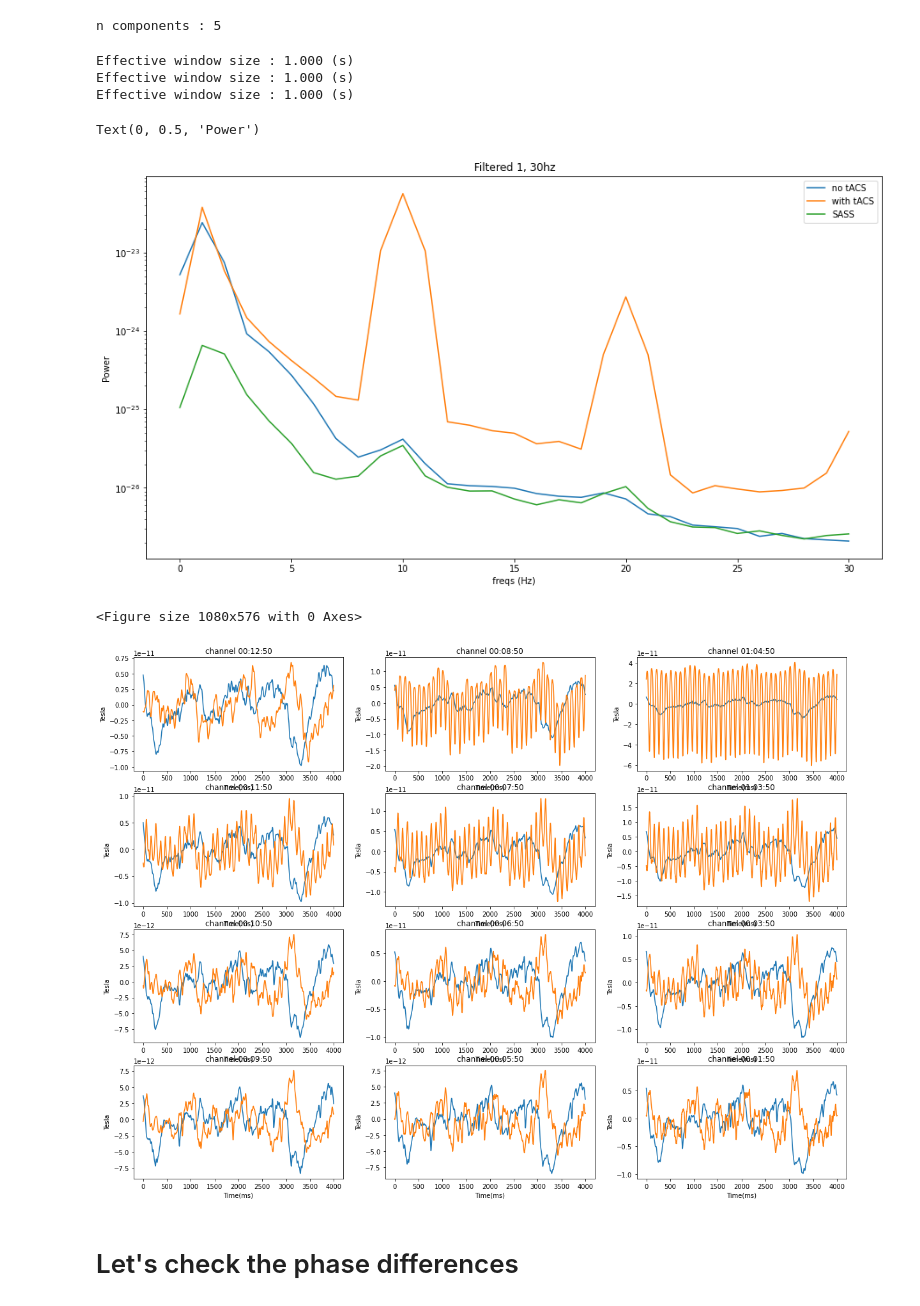
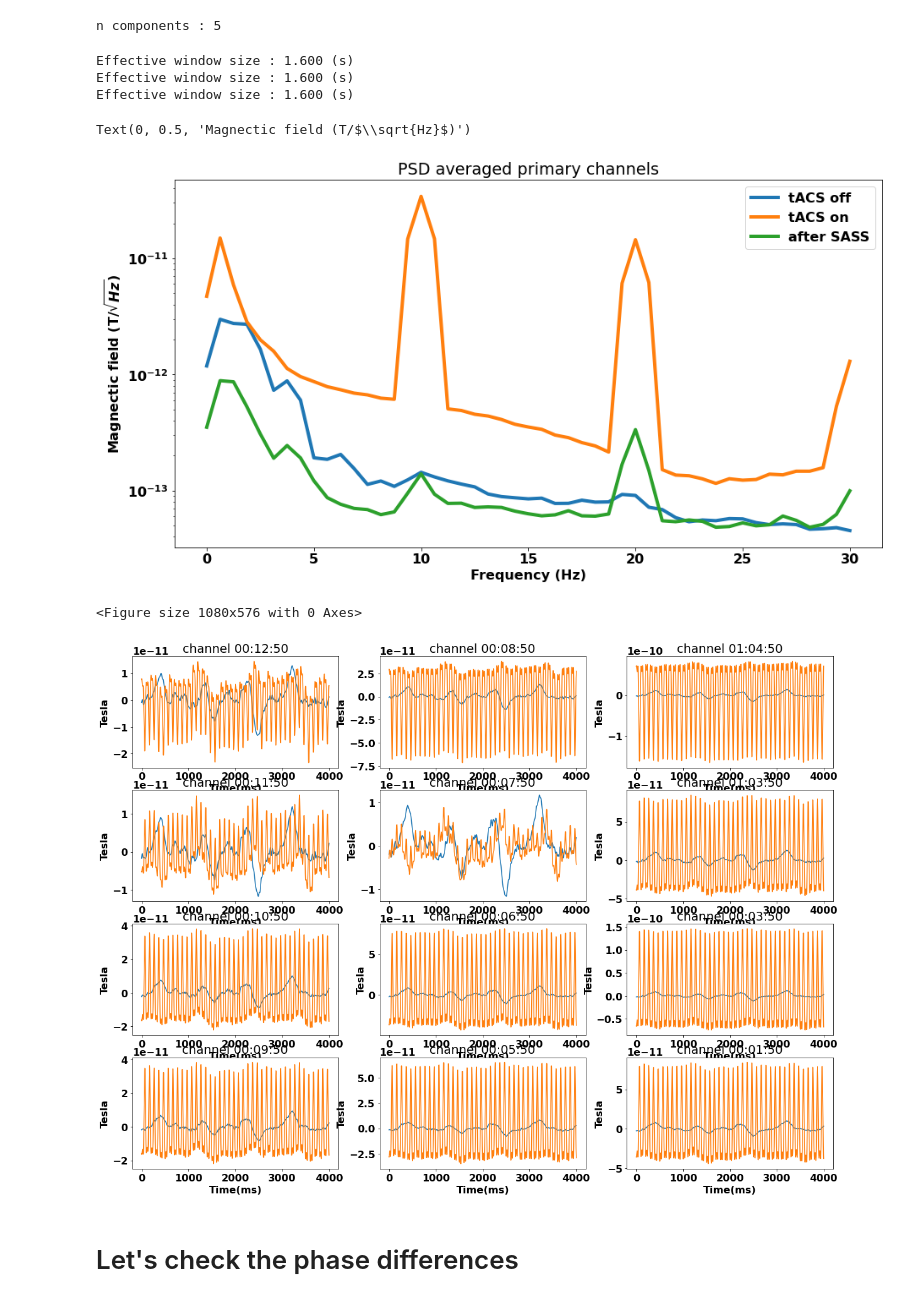
Before and after one commit to Vincentvjj/opm_tacs_flicker, a Jupyter notebook: analysis/compare_tacs_notacs.ipynb, the cells around one changed output. Drawn from its saved outputs; the diff is of its cells as text; code cells hidden in the pictures.

```diff
--- a/analysis/compare_tacs_notacs.ipynb
+++ b/analysis/compare_tacs_notacs.ipynb
@@ -12,8 +12,8 @@ from mne.time_frequency import psd_welch
 # %%
 ## import no-tacs data R1
 
-subj = "P04"
-run = "R1"
+subj = "P06"
+run = "R2"
 
 data, header=  pyxdf.load_xdf('../recordings/02_06/'+subj+'-no-tacs-'+run+'.xdf')
 
@@ -318,30 +318,37 @@ n components : 5
 # %%
 plt.figure(figsize=(15,8))
 tmin_no_tacs = start_marker_index_no_tacs/fs
 tmax_no_tacs = end_marker_index_no_tacs/fs
 
 tmin_tacs = start_marker_index_tacs/fs
 tmax_tacs = end_marker_index_tacs/fs
 
-pxx_no_tacs, f = psd_welch(raw_fil_1_30_no_tacs, fmin=0, fmax=30, n_fft=1000, picks="all", tmin=tmin_no_tacs, tmax=tmax_no_tacs, average="mean")
-pxx_tacs, f = psd_welch(raw_fil_1_30_tacs, fmin=0, fmax=30, n_fft=1000, picks="all", tmin=tmin_tacs, tmax=tmax_tacs, average="mean")
-pxx_sass, f = psd_welch(raw_sass, fmin=0, fmax=30, n_fft=1000, picks="all", tmin=tmin_tacs, tmax=tmax_tacs, average="mean")
+pxx_no_tacs, f = psd_welch(raw_fil_1_30_no_tacs, fmin=0, fmax=30, n_fft=1600, picks="all", tmin=tmin_no_tacs, tmax=tmax_no_tacs, average="mean")
+pxx_tacs, f = psd_welch(raw_fil_1_30_tacs, fmin=0, fmax=30, n_fft=1600, picks="all", tmin=tmin_tacs, tmax=tmax_tacs, average="mean")
+pxx_sass, f = psd_welch(raw_sass, fmin=0, fmax=30, n_fft=1600, picks="all", tmin=tmin_tacs, tmax=tmax_tacs, average="mean")
+
+plt.rcParams["font.weight"] = "bold"
+plt.rcParams["font.size"] = 16
+
+plt.rcParams["axes.labelweight"] = "bold"
+plt.rcParams["axes.labelweight"] = "bold"
 
 
-plt.semilogy(f, np.mean(pxx_no_tacs, axis=0),label="no tACS")
-plt.semilogy(f, np.mean(pxx_tacs, axis=0), label="with tACS")
-plt.semilogy(f, np.mean(pxx_sass, axis=0), label="SASS")
+plt.semilogy(f, np.mean(np.sqrt(pxx_no_tacs), axis=0),label="tACS off",linewidth=4)
+plt.semilogy(f, np.mean(np.sqrt(pxx_tacs), axis=0), label="tACS on",linewidth=4)
+plt.semilogy(f, np.mean(np.sqrt(pxx_sass), axis=0), label="after SASS",linewidth=4)
 
 plt.legend()
-plt.title("Filtered 1, 30hz")
-plt.xlabel("freqs (Hz)")
-plt.ylabel("Power")
+plt.title("PSD averaged primary channels")
+plt.xlabel("Frequency (Hz)")
+plt.ylabel("Magnectic field (T/$\sqrt{Hz}$)")
+# plt.savefig("PSD.svg")
 # %% [output]
-Effective window size : 1.000 (s)
-Effective window size : 1.000 (s)
-Effective window size : 1.000 (s)
+Effective window size : 1.600 (s)
+Effective window size : 1.600 (s)
+Effective window size : 1.600 (s)
-Text(0, 0.5, 'Power')
+Text(0, 0.5, 'Magnectic field (T/$\\sqrt{Hz}$)')
-[figure, old version]
+[figure, new version]
 # %%
 plt.figure(figsize=(15,8))
 
@@ -364,6 +371,10 @@ for i in range(raw_no_tacs._data.shape[0]):
     plt.ylabel('Tesla')
     plt.xlabel('Time(ms)')
 
+
+
+
+
 # plt.semilogy(f, np.mean(raw, axis=0),label="no tACS")
 # plt.semilogy(f, np.mean(pxx_tacs, axis=0), label="with tACS")
 # plt.semilogy(f, np.mean(pxx_sass, axis=0), label="SASS")
@@ -374,7 +385,7 @@ for i in range(raw_no_tacs._data.shape[0]):
 # plt.ylabel("Power")
 # %% [output]
 <Figure size 1080x576 with 0 Axes>
-[figure, old version]
+[figure, new version]
 # %% [markdown]
 # Let's check the phase differences
 # %%
```
Also changed, not shown: parts of 4 cells of this notebook, 12 other files.
